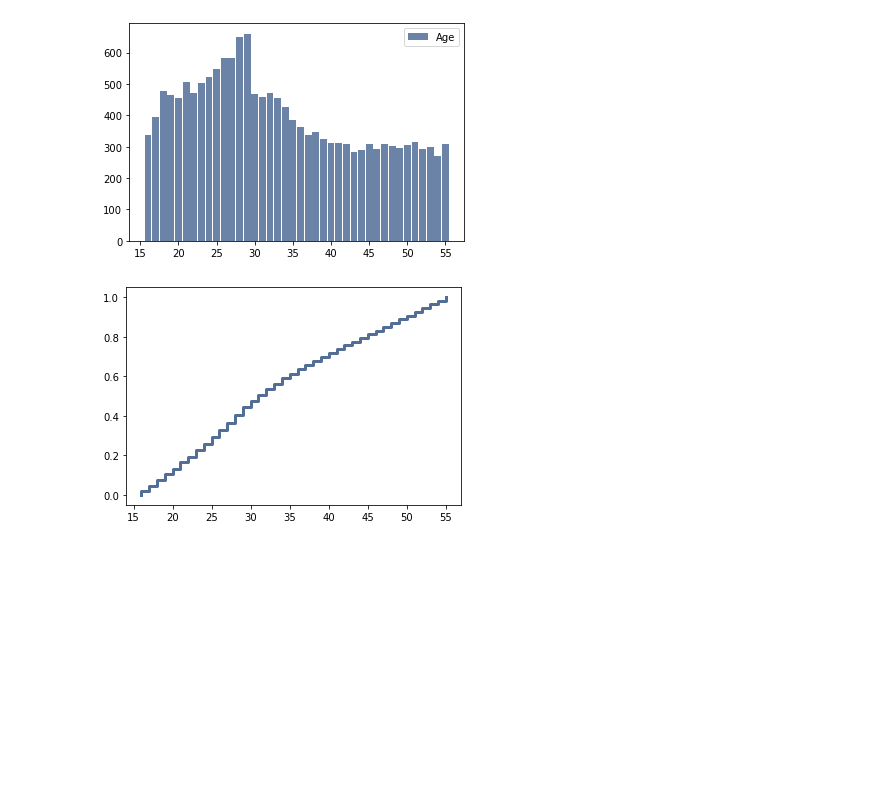
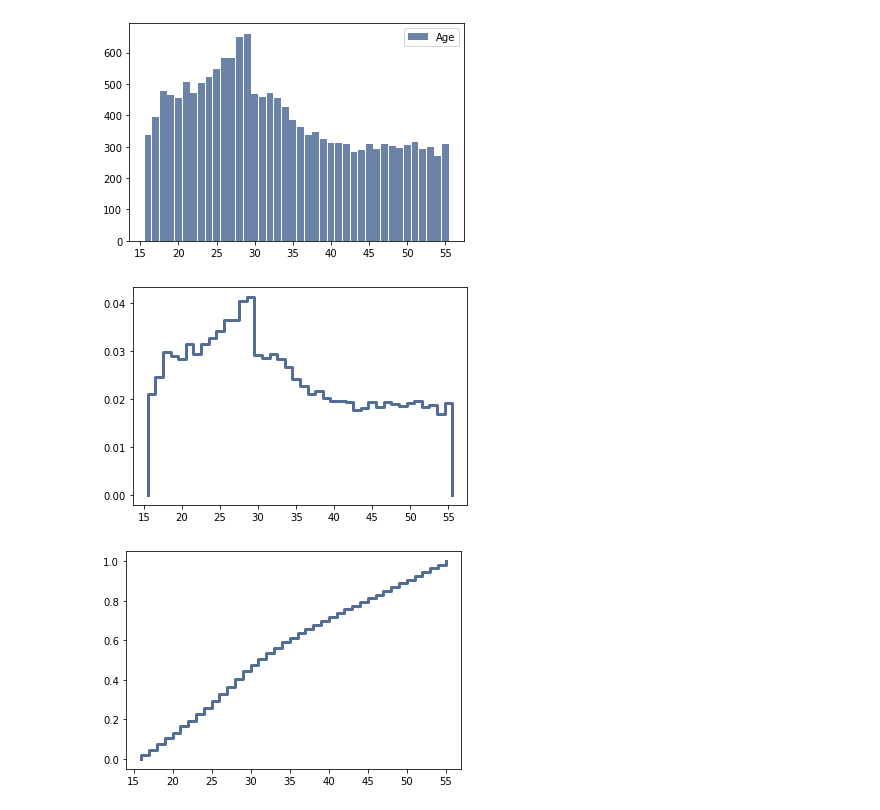
Before and after one commit to jamarabe/DATA3450, a Jupyter notebook: Assignment1.ipynb, the cells around one changed output. Drawn from its saved outputs; the diff is of its cells as text; code cells hidden in the pictures; blank space fills up the shorter version.

```diff
--- a/Assignment1.ipynb
+++ b/Assignment1.ipynb
@@ -81,6 +46,13 @@ thinkplot.Hist(hist_age)
 thinkplot.Config()
 # %% [output]
 [figure]
+# %%
+#PMF
+pmf_age = thinkstats2.Pmf(df["Age"])
+thinkplot.Pmf(pmf_age)
+thinkplot.Config()
+# %% [output]
+[figure, added]
 # %%
 #CDF
 cdf_age = thinkstats2.Cdf(df["Age"])
```
Also changed, not shown: parts of 38 cells of this notebook, 1 other file.
